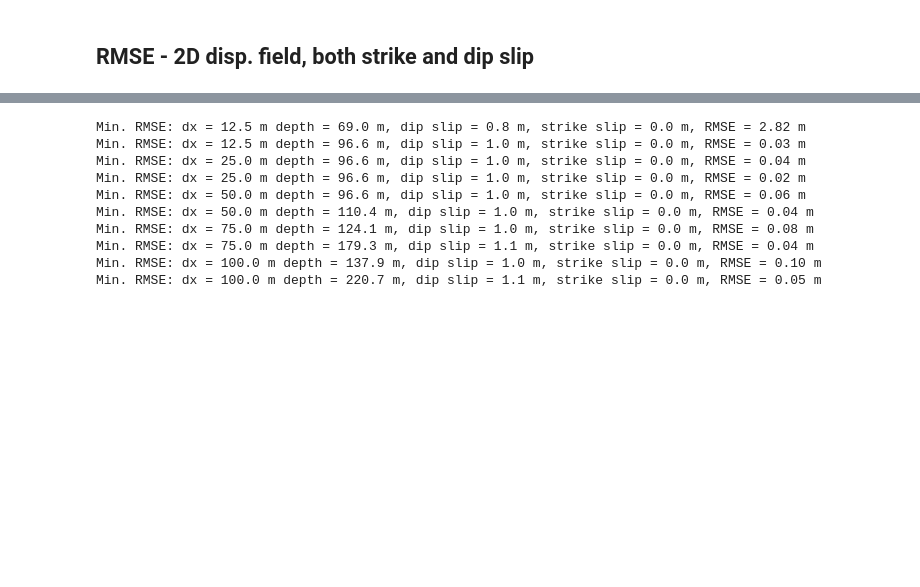
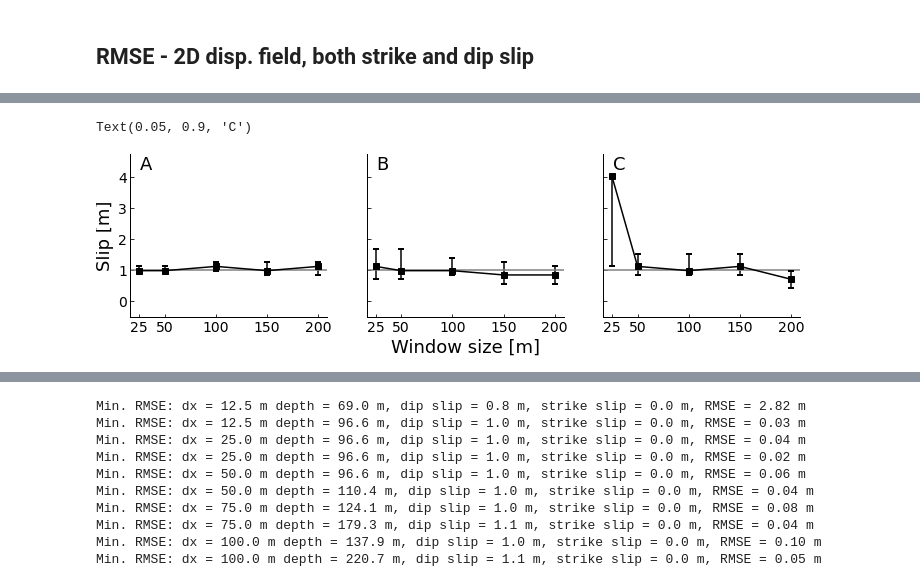
Before and after one commit to stgl/PointCloudDislocation, a Jupyter notebook: model-fitting.ipynb, the cells around one changed output, grey strips where cells are left out. Cells and saved outputs as stored; diff of their text form; code cells hidden in the pictures; blank space fills up the shorter version.

```diff
--- a/model-fitting.ipynb
+++ b/model-fitting.ipynb
@@ -989,0 +1076,26 @@ ax[2].text(0.05, 0.9, 'C', transform=ax[2].transAxes, fontsize=18)
+# %%
+fig, ax = plt.subplots(1, 3, figsize=(12, 3), sharex=True, sharey=True)
+
+m1, u1, l1 = get_rmse_bounds(rmses_ds_base, slips, dim=1)
+ax[0].errorbar(windows, m1, yerr=[l1, u1], marker='s', color='k', ls='-', capsize=3, capthick=2)
+m2, u2, l2 = get_rmse_bounds(rmses_ds, slips, dim=1)
+ax[1].errorbar(windows, m2, yerr=[l2, u2], marker='s', color='k', ls='-', capsize=3, capthick=2)
+m3, u3, l3 = get_rmse_bounds(rmses_dsf, slips, dim=1)
+ax[2].errorbar(windows, m3, yerr=[l3, u3], marker='s', color='k', ls='-', capsize=3, capthick=2)
+
+for axis in ax:
+    xlim = axis.set_xlim()
+    axis.hlines([1], xlim[0], xlim[1], linestyles='-', colors='gray')
+
+ax[0].set_xticks(windows)
+ax[0].set_ylim([-0.5, 4.75])
+ax[0].set_yticks([0, 1, 2, 3, 4])
+
+ax[1].set_xlabel('Window size [m]')
+ax[0].set_ylabel('Slip [m]')
+ax[0].text(0.05, 0.9, 'A', transform=ax[0].transAxes, fontsize=18)
+ax[1].text(0.05, 0.9, 'B', transform=ax[1].transAxes, fontsize=18)
+ax[2].text(0.05, 0.9, 'C', transform=ax[2].transAxes, fontsize=18)
+# %% [output]
+Text(0.05, 0.9, 'C')
+[figure, added]
```
Also changed, not shown: parts of 47 cells of this notebook, 1 other file.
